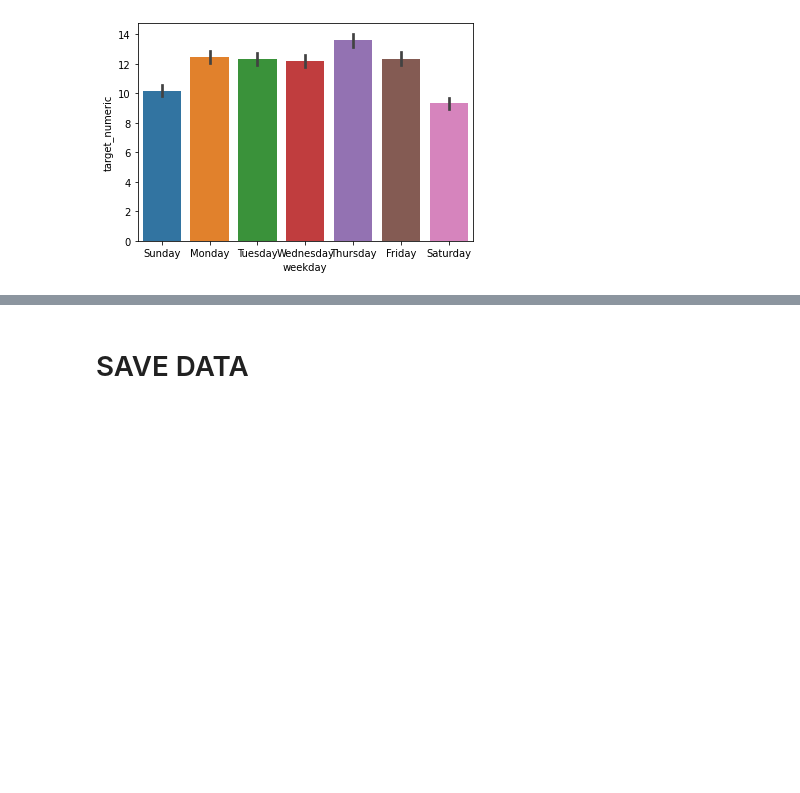
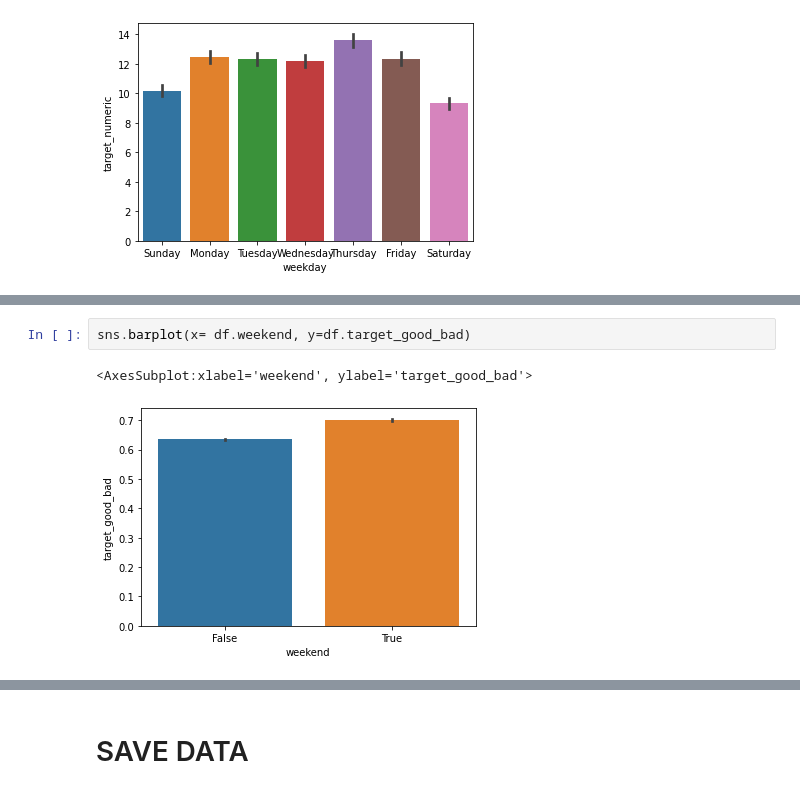
Before and after one commit to Good-Train-Bad-Train/gtbt, a Jupyter notebook: notebooks/marie_cleaning_processing_legs.ipynb, the cells around one changed output, grey strips where cells are left out. Cells and saved outputs as stored; diff of their text form; blank space fills up the shorter version.

```diff
--- a/notebooks/marie_cleaning_processing_legs.ipynb
+++ b/notebooks/marie_cleaning_processing_legs.ipynb
@@ -388,0 +417,5 @@ sns.barplot(x= df.weekday, y=df.target_numeric)
+# %%
+sns.barplot(x= df.weekend, y=df.target_good_bad)
+# %% [output]
+<AxesSubplot:xlabel='weekend', ylabel='target_good_bad'>
+[figure, added]
```
Also changed, not shown: parts of 28 cells of this notebook, 1 other file.
